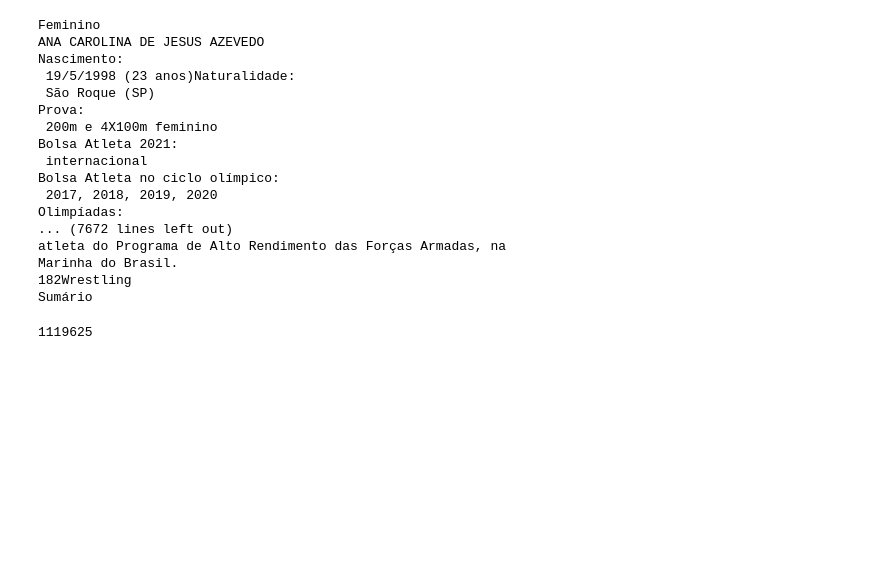
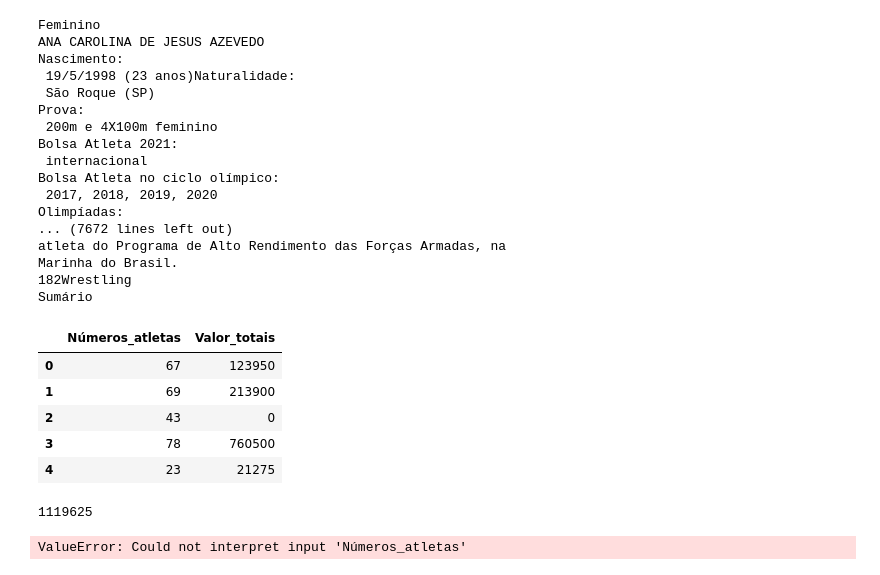
Before and after one commit to brunabellini/Projeto_Olimpiadas, a Jupyter notebook: bolsas-atleta.ipynb, the cells around one changed output. Drawn from its saved outputs; the diff is of its cells as text; code cells hidden in the pictures; blank space fills up the shorter version.

```diff
--- a/bolsas-atleta.ipynb
+++ b/bolsas-atleta.ipynb
@@ -48,8 +51,22 @@ olimpica = 69 * 3100
 sem_bolsa = 43 * 0
 podio = 78 * 9750
 nacional = 23 * 925
+# %%
+df = pd.DataFrame({'Números_atletas':[67,69,43,78,23], 'Valor_totais':[123950, 213900, 0, 760500, 21275]}) #,'Internacional':[67, 123950], 'Olímpica':[69, 213900], 'Sem':[43, 0], 'Pódio':[78, 760500], 'Nacional':[23, 21275]})
+df
+# %% [output]
+|  | Números_atletas | Valor_totais |
+| 0 | 67 | 123950 |
+| 1 | 69 | 213900 |
+| 2 | 43 | 0 |
+| 3 | 78 | 760500 |
+| 4 | 23 | 21275 |
 # %%
 total= internacional+olimpica+podio+nacional
 print(total)
 # %% [output]
 1119625
+# %%
+sns.catplot('Números_atletas',data= df['Números_atletas'], kind='count')
+# %% [output]
+ValueError: Could not interpret input 'Números_atletas'
```
Also changed, not shown: parts of 1 cell of this notebook, 2 other files.
